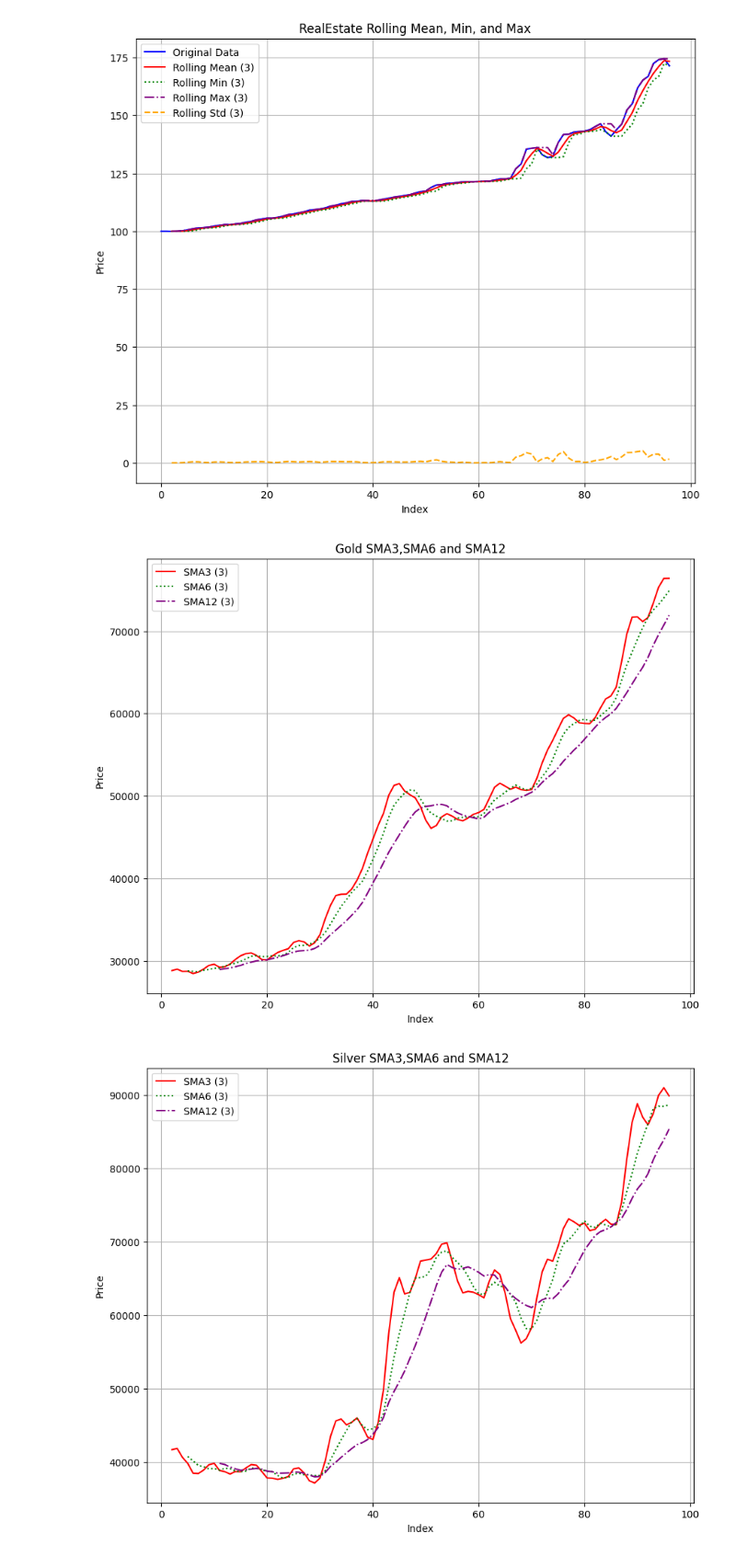
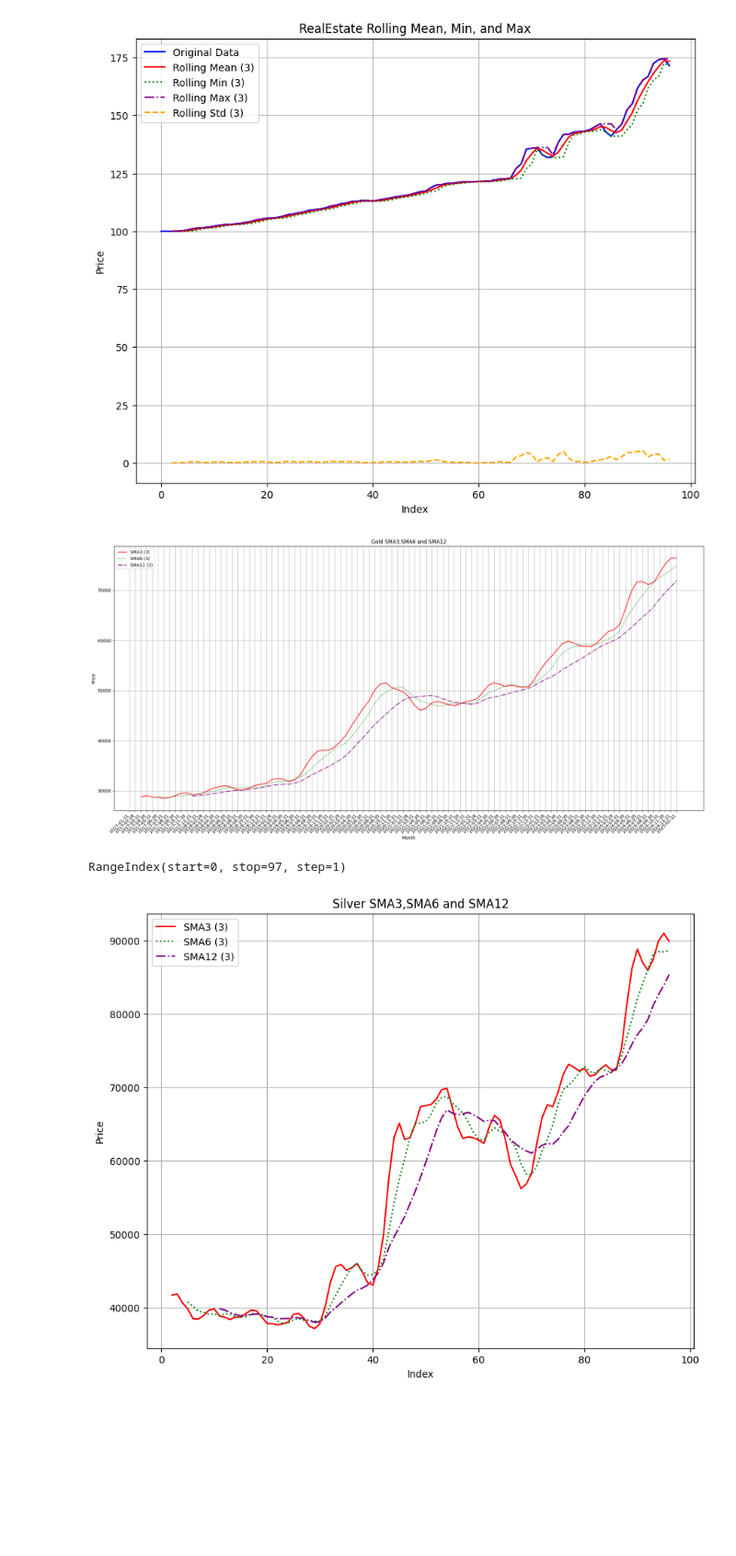
Before and after one commit to jayanthbagare/finpy, a Jupyter notebook: mean_reversion.ipynb, the cells around one changed output. Shown at 92% size. Cells and saved outputs as stored; diff of their text form; code cells hidden in the pictures; blank space fills up the shorter version.

```diff
--- a/mean_reversion.ipynb
+++ b/mean_reversion.ipynb
@@ -272,26 +272,33 @@ plt.show()
 # %%
 data = {'Date':df_gold_final['Date'],'Price':df_gold_final['Price']}
 df_gold = pd.DataFrame(data)
+df_gold.set_index('Date')
 
 #Create 3,6,12 rolling windows to study the Simple Moving Averages(SMA)
 df_gold['SMA3'] = df_gold['Price'].rolling(window=3).mean()
 df_gold['SMA6'] = df_gold['Price'].rolling(window=6).mean()
 df_gold['SMA12'] = df_gold['Price'].rolling(window=12).mean()
 
-plt.figure(figsize=(10, 8)) # Set figure size for better visualization
+plt.figure(figsize=(20, 10)) # Set figure size for better visualization
 # plt.plot(df_gold['Price'], label='Original Data', color='blue')
-plt.plot(df_gold['SMA3'], label=f'SMA3 ({window_size})', color='red', linestyle='solid')
-plt.plot(df_gold['SMA6'], label=f'SMA6 ({window_size})', color='green', linestyle=':')
-plt.plot(df_gold['SMA12'], label=f'SMA12 ({window_size})', color='purple', linestyle='-.')
+plt.plot(df_gold['Date'],df_gold['SMA3'], label=f'SMA3 ({window_size})', color='red', linestyle='solid')
+plt.plot(df_gold['Date'],df_gold['SMA6'], label=f'SMA6 ({window_size})', color='green', linestyle=':')
+plt.plot(df_gold['Date'],df_gold['SMA12'], label=f'SMA12 ({window_size})', color='purple', linestyle='-.')
 
 plt.title('Gold SMA3,SMA6 and SMA12')
-plt.xlabel('Index')
+plt.xlabel('Month')
 plt.ylabel('Price')
 plt.legend()
+plt.xticks(rotation=45, ha='right')
 plt.grid(True)
+plt.tight_layout()
 plt.show()
 # %% [output]
-[figure, old version]
+[figure, new version]
+# %%
+df_gold.index
+# %% [output]
+RangeIndex(start=0, stop=97, step=1)
 # %%
 data = {'Date':df_silver_final['Date'],'Price':df_silver_final['Price']}
 df_silver = pd.DataFrame(data)
```
Also changed, not shown: parts of 3 cells of this notebook.
